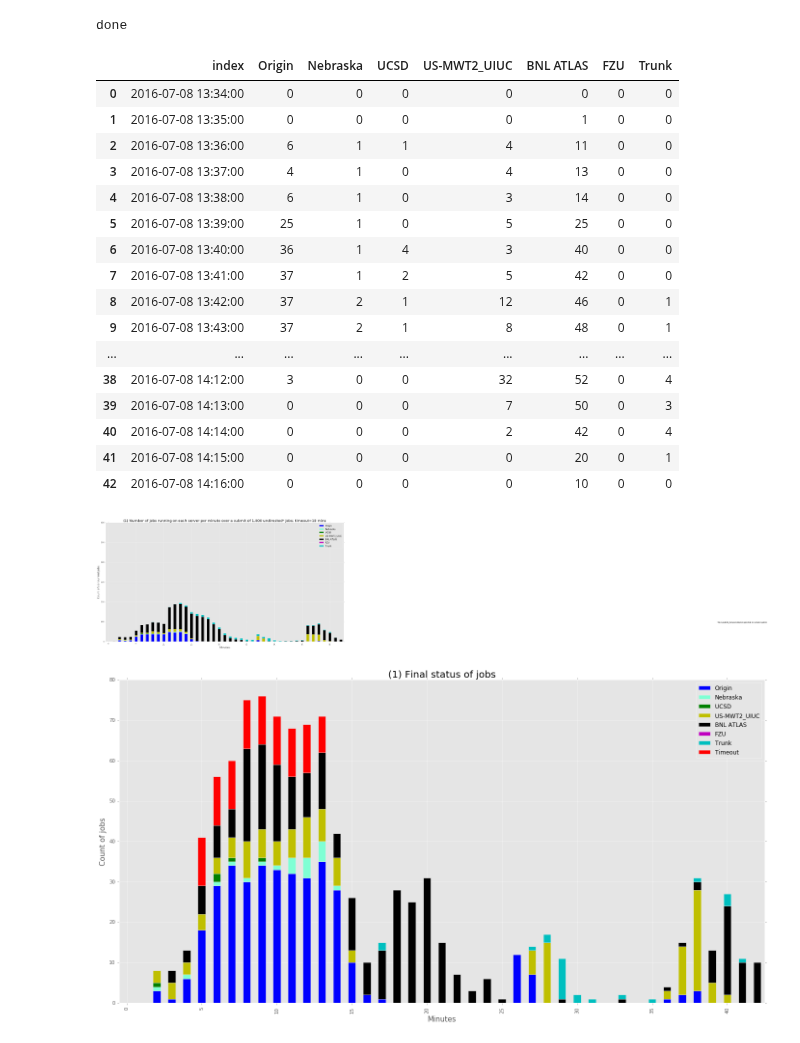
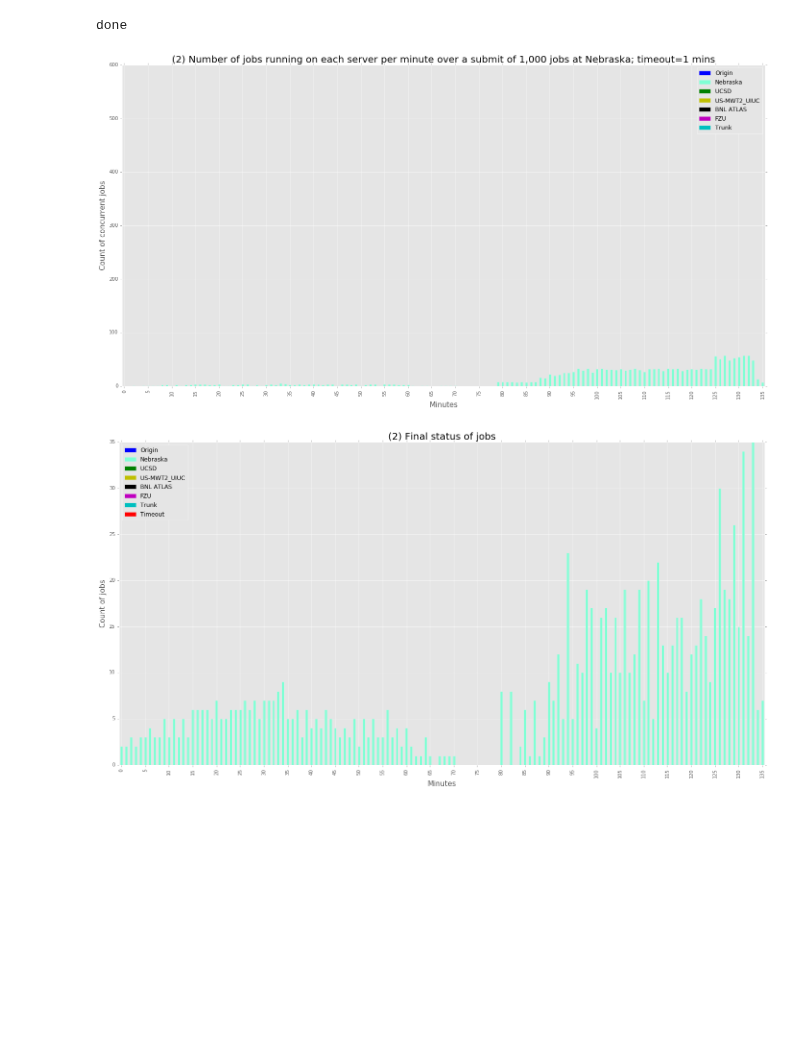
Before and after one commit to ATLAS-Analytics/AnalyticsNotebooks, a Jupyter notebook: Tony/Ilija plot.ipynb, the cells around one changed output. Saved outputs shown, nothing was run; the diff lists cells and outputs as text; code cells hidden in the pictures; blank space fills up the shorter version.

```diff
--- a/Tony/Ilija plot.ipynb
+++ b/Tony/Ilija plot.ipynb
@@ -36,8 +36,8 @@ myquery1={
             {
               "range": {
                 "timestamp": {
-                  "gte": 1467834066930,
-                  "lte": 1467842419537,
+                  "gte": 1468271019126,
+                  "lte": 1468273921657,
                   "format": "epoch_millis"
                 }
               }
@@ -86,7 +86,7 @@ myquery2={
   },
 }
 # %%
-page= es.search(index=ind, body=myquery2, scroll='2m', search_type='scan', size=1)
+page= es.search(index=ind, body=myquery1, scroll='2m', search_type='scan', size=1)
 
 sid = page['_scroll_id']
 
@@ -309,23 +309,3 @@ A value is trying to be set on a copy of a slice from a DataFrame
 See the caveats in the documentation: http://pandas.pydata.org/pandas-docs/stable/indexing.html#indexing-view-versus-copy
   self._setitem_with_indexer(indexer, value)
 done
-# %%
-df2
-# %% [output]
-|  | index | Origin | Nebraska | UCSD | US-MWT2_UIUC | BNL ATLAS | FZU | Trunk |
-| 0 | 2016-07-08 13:34:00 | 0 | 0 | 0 | 0 | 0 | 0 | 0 |
-| 1 | 2016-07-08 13:35:00 | 0 | 0 | 0 | 0 | 1 | 0 | 0 |
-| 2 | 2016-07-08 13:36:00 | 6 | 1 | 1 | 4 | 11 | 0 | 0 |
-| 3 | 2016-07-08 13:37:00 | 4 | 1 | 0 | 4 | 13 | 0 | 0 |
-| 4 | 2016-07-08 13:38:00 | 6 | 1 | 0 | 3 | 14 | 0 | 0 |
-| 5 | 2016-07-08 13:39:00 | 25 | 1 | 0 | 5 | 25 | 0 | 0 |
-| 6 | 2016-07-08 13:40:00 | 36 | 1 | 4 | 3 | 40 | 0 | 0 |
-| 7 | 2016-07-08 13:41:00 | 37 | 1 | 2 | 5 | 42 | 0 | 0 |
-| 8 | 2016-07-08 13:42:00 | 37 | 2 | 1 | 12 | 46 | 0 | 1 |
-| 9 | 2016-07-08 13:43:00 | 37 | 2 | 1 | 8 | 48 | 0 | 1 |
-| ... | ... | ... | ... | ... | ... | ... | ... | ... |
-| 38 | 2016-07-08 14:12:00 | 3 | 0 | 0 | 32 | 52 | 0 | 4 |
-| 39 | 2016-07-08 14:13:00 | 0 | 0 | 0 | 7 | 50 | 0 | 3 |
-| 40 | 2016-07-08 14:14:00 | 0 | 0 | 0 | 2 | 42 | 0 | 4 |
-| 41 | 2016-07-08 14:15:00 | 0 | 0 | 0 | 0 | 20 | 0 | 1 |
-| 42 | 2016-07-08 14:16:00 | 0 | 0 | 0 | 0 | 10 | 0 | 0 |
@@ -332,26 +318,30 @@ df2
 # %%
 df2.plot.bar(stacked=True,figsize=[24, 12],color=['b', '#7FFFD4', 'g', 'y', 'k', 'm', 'c'])
-plt.title('(1) Number of jobs running on each server per minute over a submit of 1,000 undirected* jobs; timeout=10 mins', fontsize=20)
+plt.title('(2) Number of jobs running on each server per minute over a submit of 1,000 jobs at Nebraska; timeout=1 mins', fontsize=20)
 plt.xlabel('Minutes', fontsize=15)
 plt.ylabel('Count of concurrent jobs',fontsize=15)
-plt.text(110,95,'*No GLIDEIN_ResourceName specified in condor.submit')
+#plt.text(90,95,'*No GLIDEIN_ResourceName specified in condor.submit')
 
 plt.ylim([0,600])
 plt.xticks(np.arange(0, length2+1, 5),np.arange(0, length2+1, 5))
 
-plt.savefig('undirected_concurrent_1min.png')
+plt.savefig('nebraska_concurrent_1min.png')
 plt.show()
 # %% [output]
-[figure, old version]
+[figure, new version]
 # %%
 finish.plot.bar(stacked=True,figsize=[24, 12],color=['b', '#7FFFD4', 'g', 'y', 'k', 'm', 'c', 'r'])
-plt.title('(1) Final status of jobs', fontsize=20)
+plt.title('(2) Final status of jobs', fontsize=20)
 plt.xlabel('Minutes', fontsize=15)
 plt.ylabel('Count of jobs',fontsize=15)
 plt.xticks(np.arange(0, length2+1, 5),np.arange(0, length2+1, 5))
+
+plt.savefig('nebraska_finish_1min.png')
+
+
 plt.show()
 # %% [output]
-[figure, old version]
+[figure, new version]
 # %%
 caches=df.groupby(['cache'])['cache'].count()
 caches.plot.bar()
```
Also changed, not shown: parts of 8 cells of this notebook, 23 other files.
